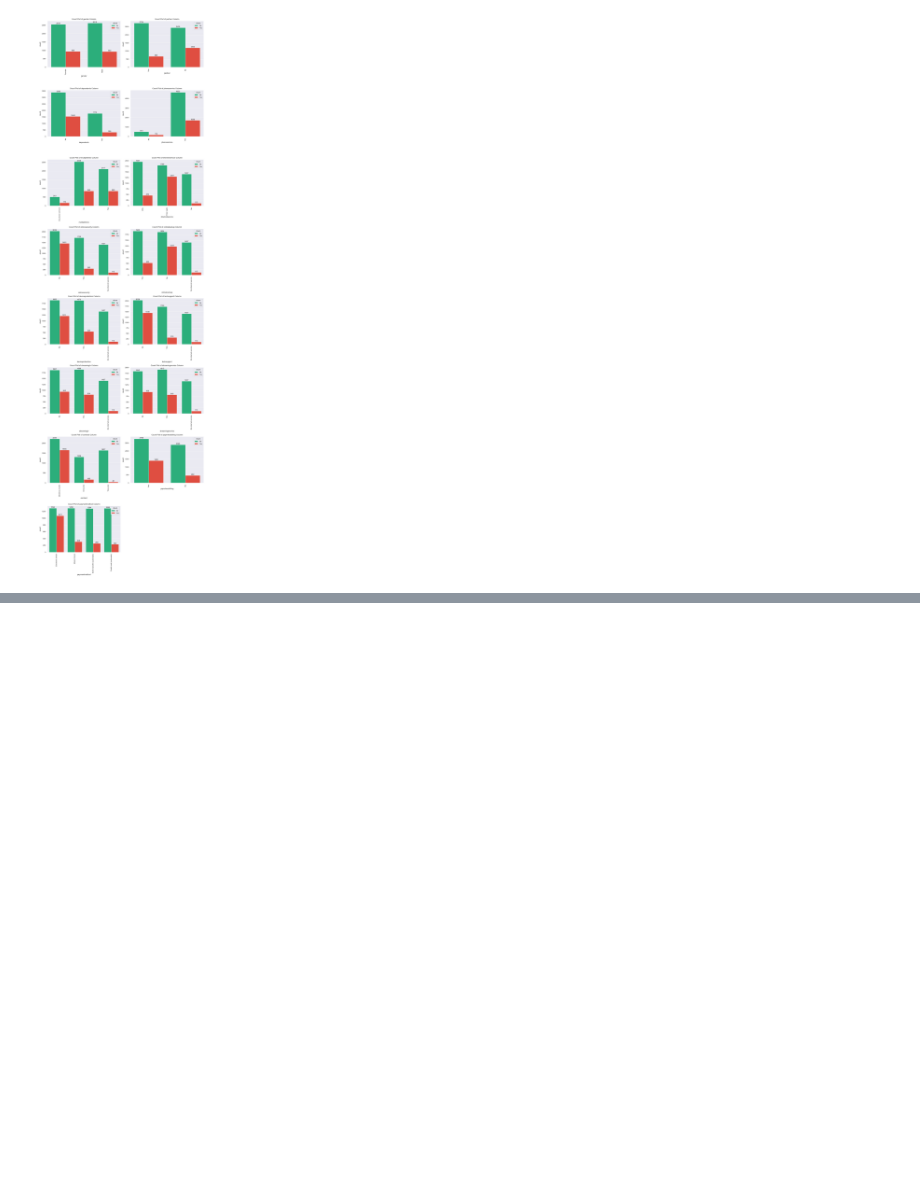
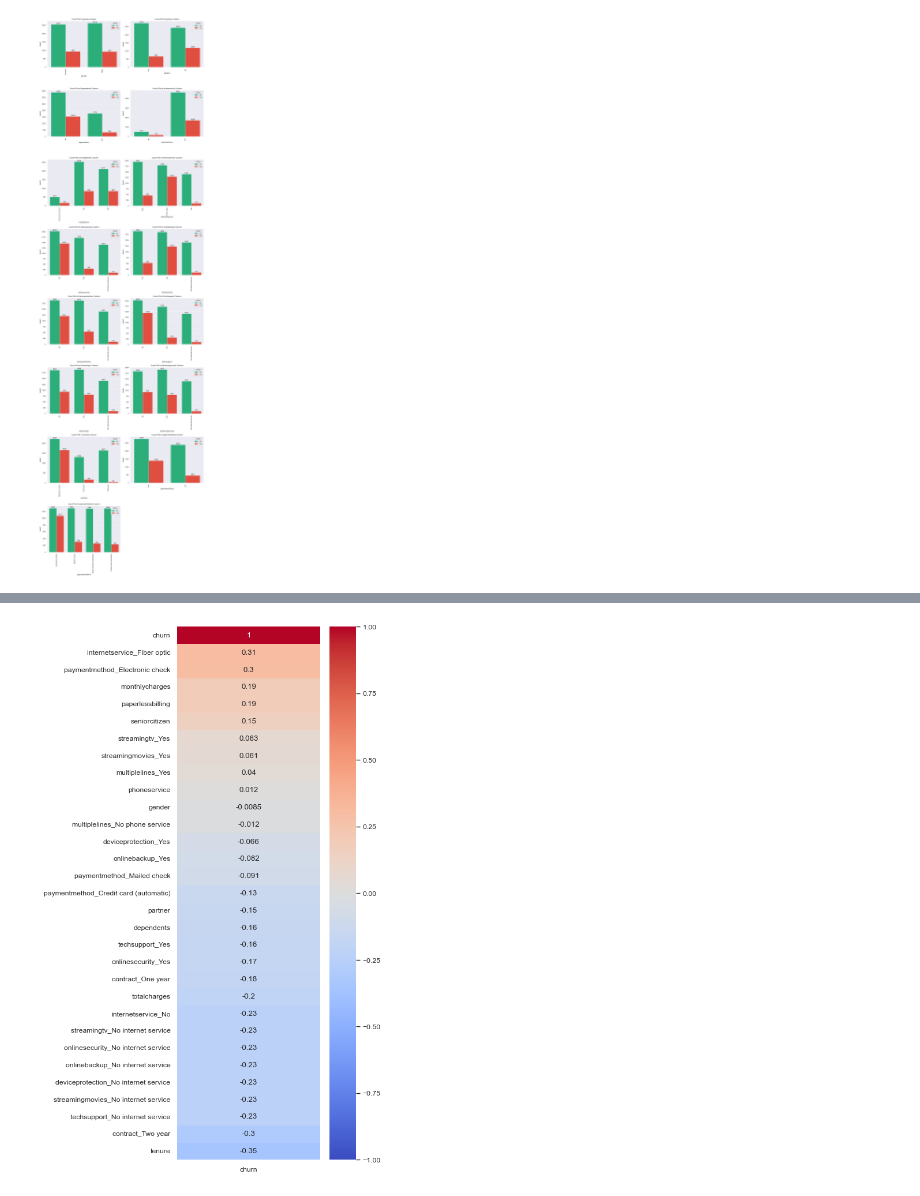
Before and after one commit to themrityunjaypathak/ChurnLabs, a Jupyter notebook: notebooks/01_eda.ipynb, the cells around one changed output, grey strips where cells are left out. Drawn from its saved outputs; the diff is of its cells as text; code cells hidden in the pictures; blank space fills up the shorter version.

Commit message:
feat: encode features, analyze correlation, and evaluate multicollinearity using VIF

```diff
--- a/notebooks/01_eda.ipynb
+++ b/notebooks/01_eda.ipynb
@@ -152,0 +161,25 @@ plt.show()
+# %%
+# Filtering Columns with <=2 and >2 unique values
+two_unique_cat = []
+more_than_two_unique_cat = []
+for col in cat_cols:
+    if temp_df[col].nunique() <= 2:
+        two_unique_cat.append(col)
+    else:
+        more_than_two_unique_cat.append(col)
+# %%
+# Encoding Columns with <= 2 unique values
+temp_df[two_unique_cat] = temp_df[two_unique_cat].apply(lambda x: x.map({'Yes': 1, 'No': 0, 'Male': 1, 'Female': 0}))
+# %%
+# Encoding Columns with > 2 unique values
+temp_df = pd.get_dummies(temp_df, columns=more_than_two_unique_cat, drop_first=True, dtype=int)
+# %%
+# Correlation Matrix
+corr_mat = temp_df.corr()[['churn']].sort_values(by='churn', ascending=False)
+# %%
+# Correlation Heatmap Plot
+plt.figure(figsize=(4,12))
+sns.heatmap(data=corr_mat, cmap='coolwarm', vmin=-1, vmax=1, annot=True)
+plt.show()
+# %% [output]
+[figure, added]
```
Also changed, not shown: parts of 14 cells of this notebook.
